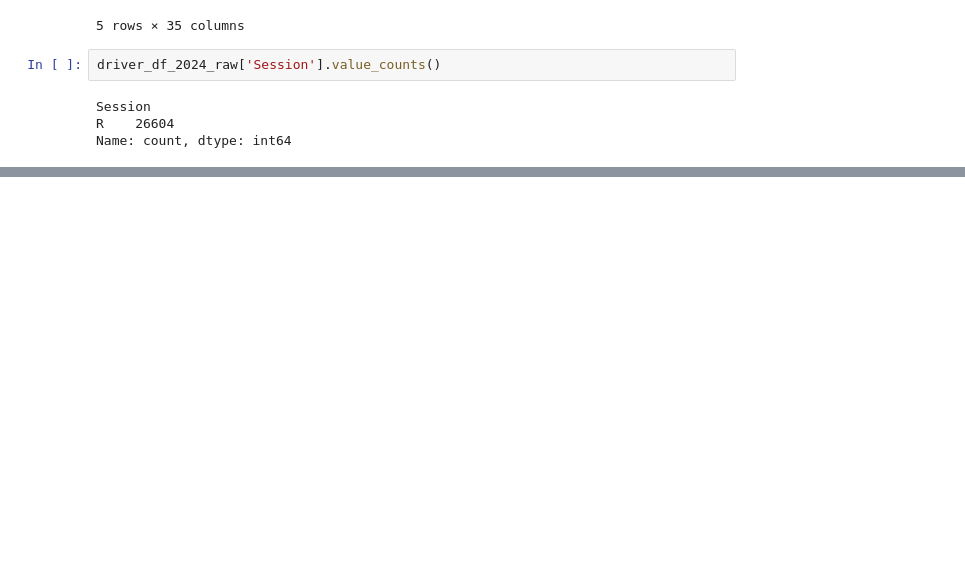
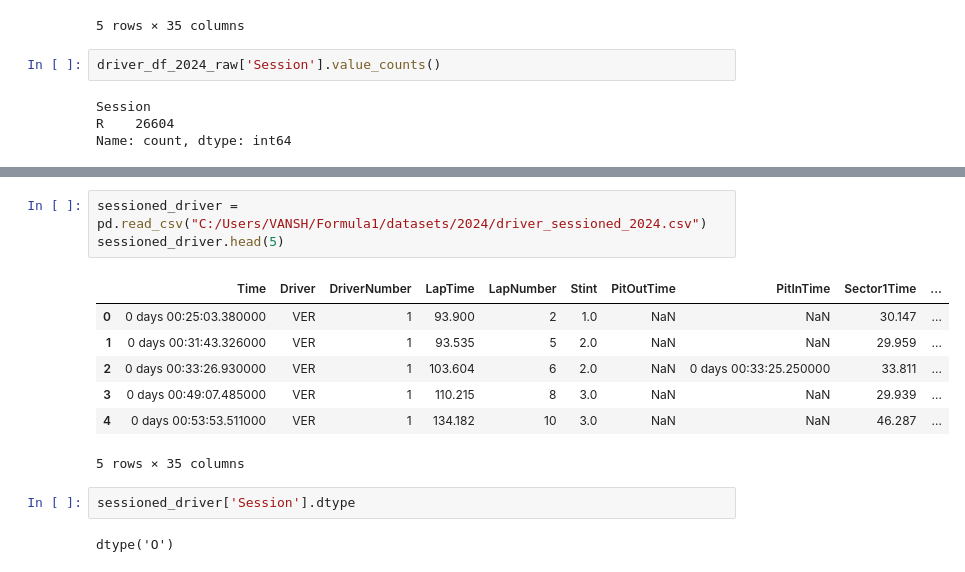
Before and after one commit to UsualSuspect09/F1-Race-Strat-Engine, a Jupyter notebook: notebooks/2024_data_processing.ipynb, the cells around one changed output, grey strips where cells are left out. Saved outputs shown, nothing was run; the diff lists cells and outputs as text; blank space fills up the shorter version.

```diff
--- a/notebooks/2024_data_processing.ipynb
+++ b/notebooks/2024_data_processing.ipynb
@@ -108,0 +141,15 @@ Name: count, dtype: int64
+# %%
+sessioned_driver = pd.read_csv("C:/Users/VANSH/Formula1/datasets/2024/driver_sessioned_2024.csv")
+sessioned_driver.head(5)
+# %% [output]
+|  | Time | Driver | DriverNumber | LapTime | LapNumber | Stint | PitOutTime | PitInTime | Sector1Time | ... |
+| 0 | 0 days 00:25:03.380000 | VER | 1 | 93.900 | 2 | 1.0 | NaN | NaN | 30.147 | ... |
+| 1 | 0 days 00:31:43.326000 | VER | 1 | 93.535 | 5 | 2.0 | NaN | NaN | 29.959 | ... |
+| 2 | 0 days 00:33:26.930000 | VER | 1 | 103.604 | 6 | 2.0 | NaN | 0 days 00:33:25.250000 | 33.811 | ... |
+| 3 | 0 days 00:49:07.485000 | VER | 1 | 110.215 | 8 | 3.0 | NaN | NaN | 29.939 | ... |
+| 4 | 0 days 00:53:53.511000 | VER | 1 | 134.182 | 10 | 3.0 | NaN | NaN | 46.287 | ... |
+5 rows × 35 columns
+# %%
+sessioned_driver['Session'].dtype
+# %% [output]
+dtype('O')
```
Also changed, not shown: parts of 12 cells of this notebook, 2 other files.
